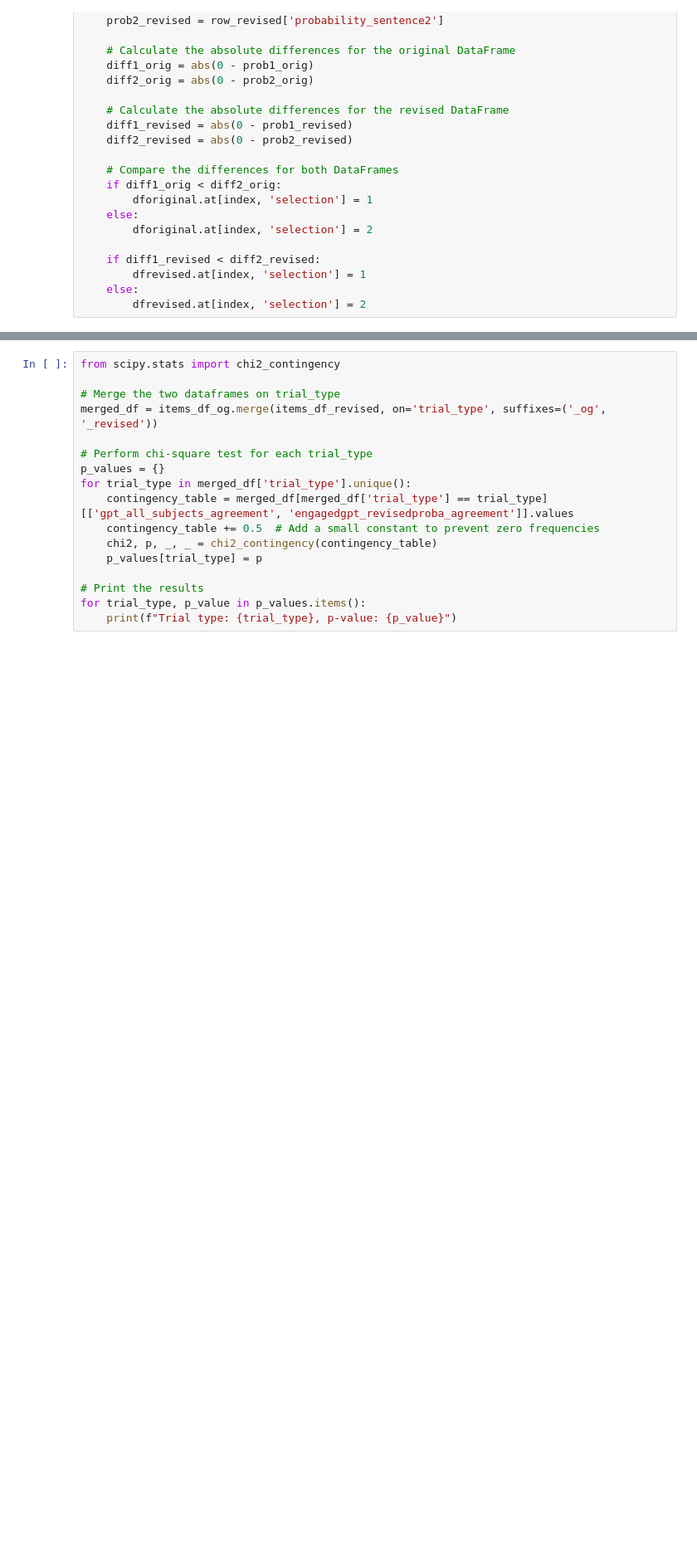
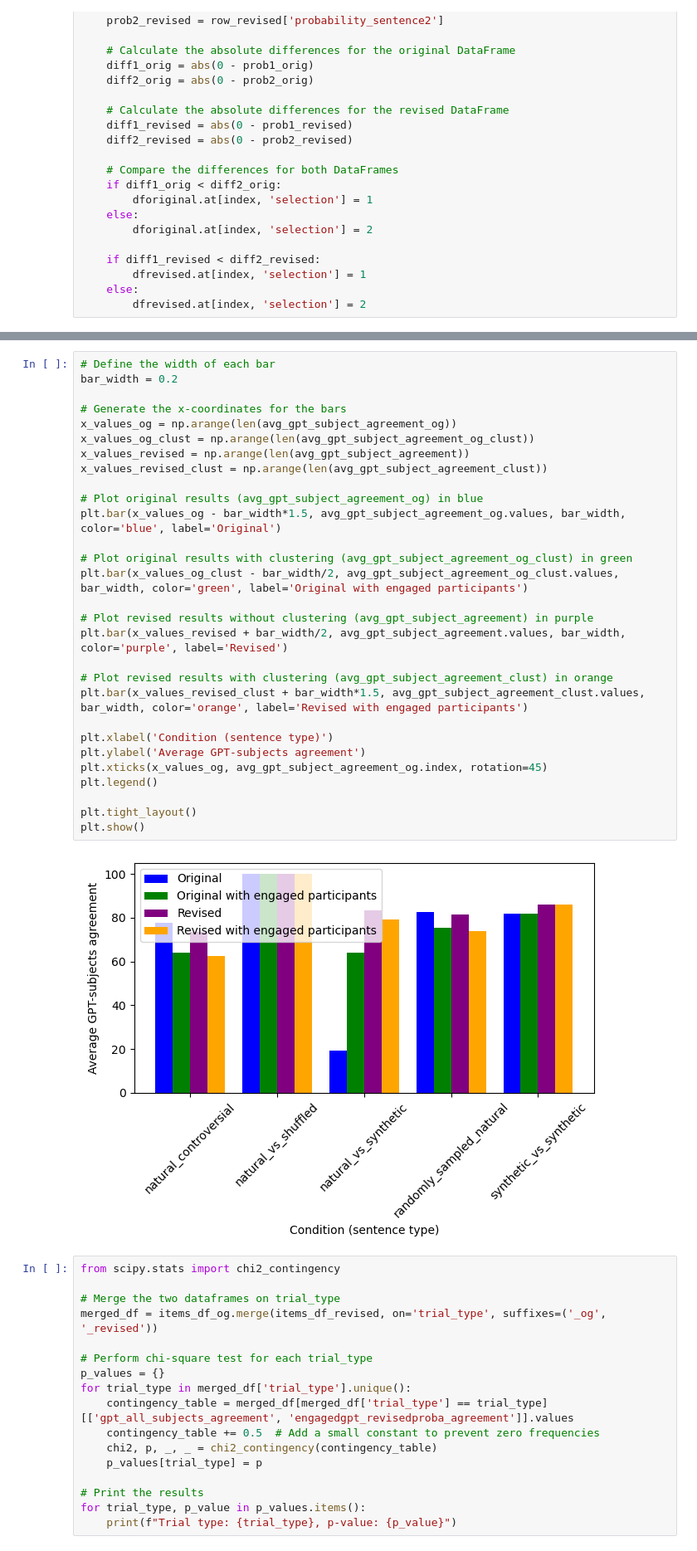
Before and after one commit to LpZamora/contstimlang, a Jupyter notebook: our_code_probability_calc.ipynb, the cells around one changed output, grey strips where cells are left out. Shown at 83% size. Cells and saved outputs as stored; diff of their text form; blank space fills up the shorter version.

```diff
--- a/our_code_probability_calc.ipynb
+++ b/our_code_probability_calc.ipynb
@@ -308,3 +287,34 @@ plt.show()
+# %%
+# Define the width of each bar
+bar_width = 0.2
+
+# Generate the x-coordinates for the bars
+x_values_og = np.arange(len(avg_gpt_subject_agreement_og))
+x_values_og_clust = np.arange(len(avg_gpt_subject_agreement_og_clust))
+x_values_revised = np.arange(len(avg_gpt_subject_agreement))
+x_values_revised_clust = np.arange(len(avg_gpt_subject_agreement_clust))
+
+# Plot original results (avg_gpt_subject_agreement_og) in blue
+plt.bar(x_values_og - bar_width*1.5, avg_gpt_subject_agreement_og.values, bar_width, color='blue', label='Original')
+
+# Plot original results with clustering (avg_gpt_subject_agreement_og_clust) in green
+plt.bar(x_values_og_clust - bar_width/2, avg_gpt_subject_agreement_og_clust.values, bar_width, color='green', label='Original with engaged participants')
+
+# Plot revised results without clustering (avg_gpt_subject_agreement) in purple
+plt.bar(x_values_revised + bar_width/2, avg_gpt_subject_agreement.values, bar_width, color='purple', label='Revised')
+
+# Plot revised results with clustering (avg_gpt_subject_agreement_clust) in orange
+plt.bar(x_values_revised_clust + bar_width*1.5, avg_gpt_subject_agreement_clust.values, bar_width, color='orange', label='Revised with engaged participants')
+
+plt.xlabel('Condition (sentence type)')
+plt.ylabel('Average GPT-subjects agreement')
+plt.xticks(x_values_og, avg_gpt_subject_agreement_og.index, rotation=45)
+plt.legend()
+
+plt.tight_layout()
+plt.show()
+# %% [output]
+[figure, added]
 # %%
 from scipy.stats import chi2_contingency
 
```
Also changed, not shown: parts of 8 cells of this notebook, 2 other files.
